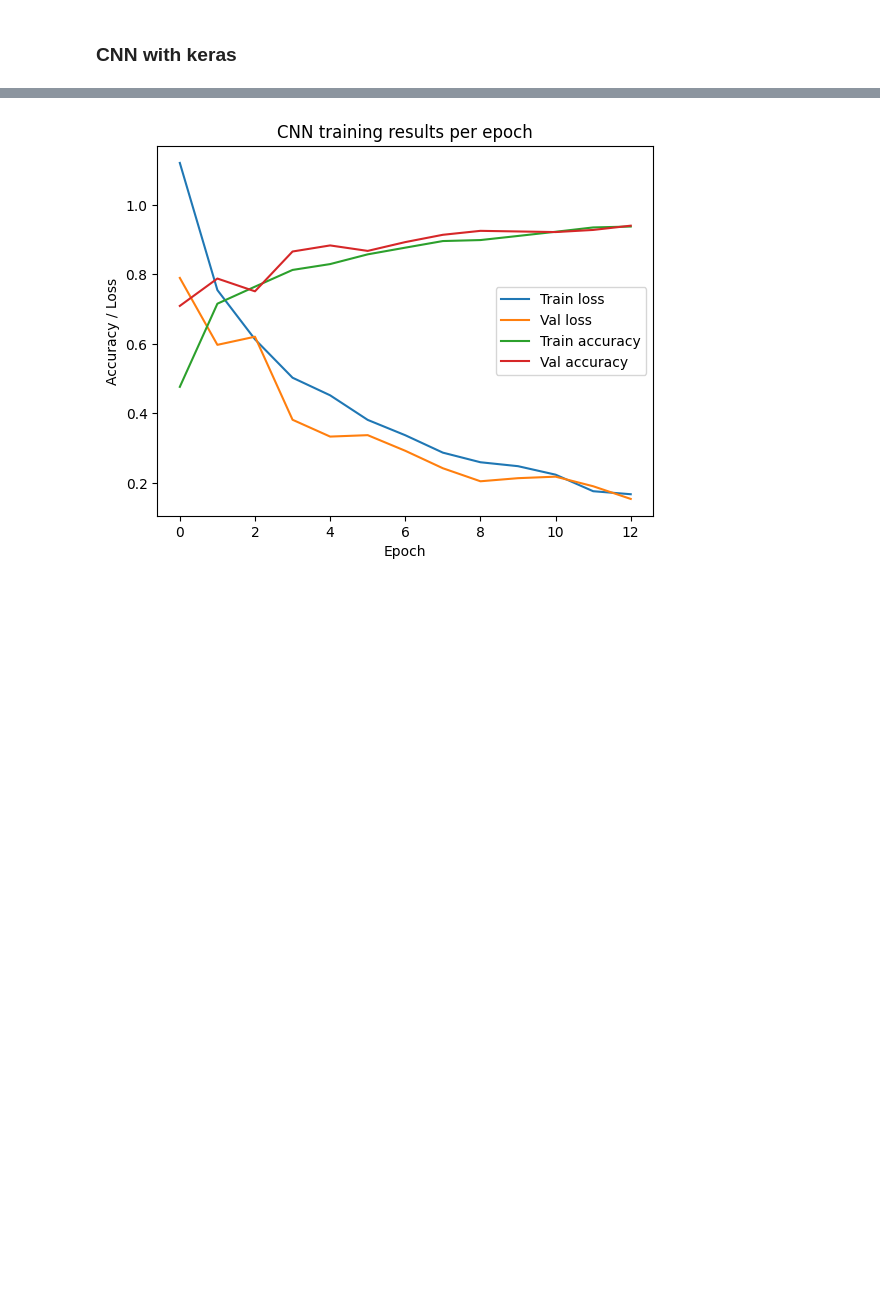
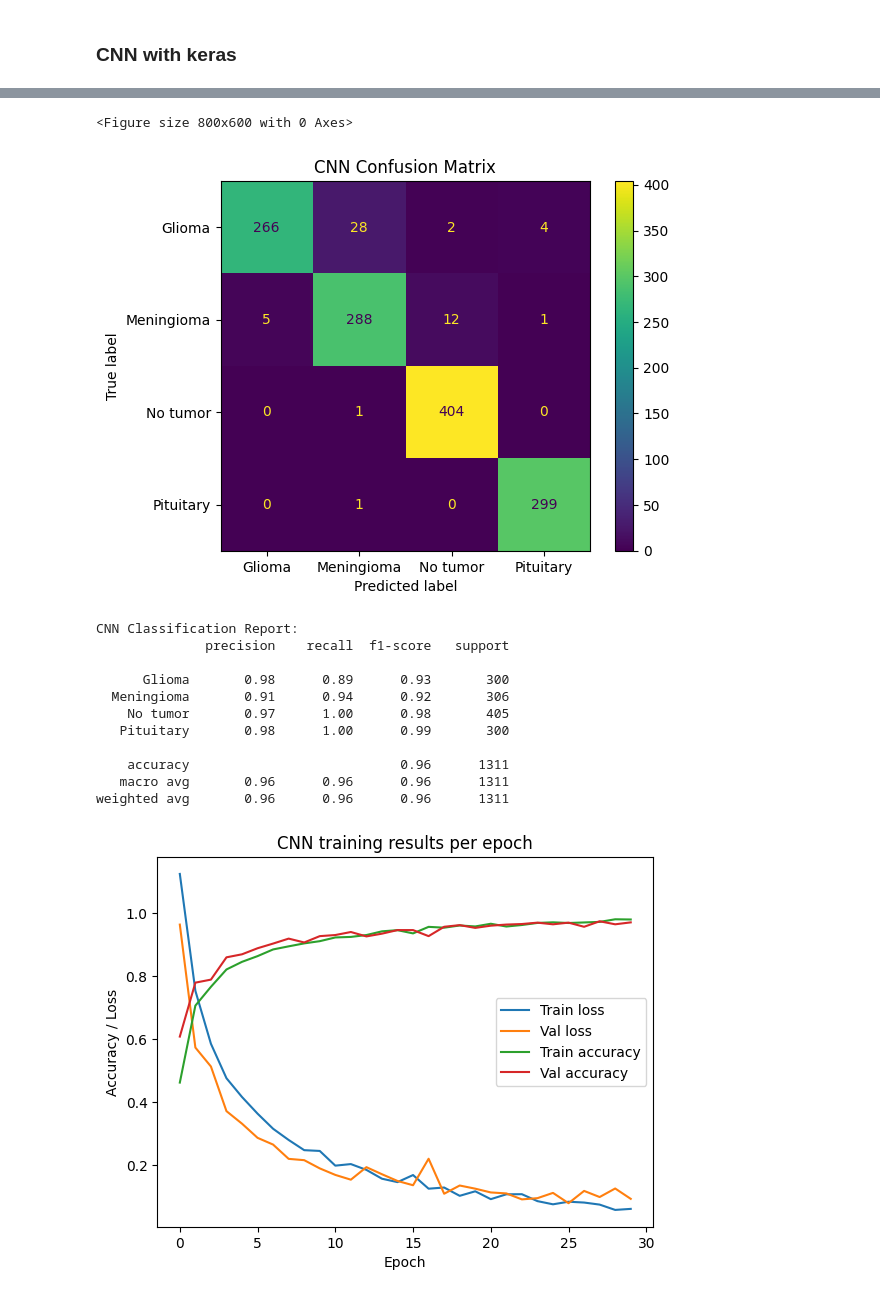
Before and after one commit to daansku/ml-project-25, a Jupyter notebook: main.ipynb, the cells around one changed output, grey strips where cells are left out. Drawn from its saved outputs; the diff is of its cells as text; code cells hidden in the pictures; blank space fills up the shorter version.

Commit message:
added image generator

```diff
--- a/main.ipynb
+++ b/main.ipynb
@@ -213,10 +216,15 @@ Test accuracy: 0.88558352402746
 from tensorflow.keras.models import Sequential
 from tensorflow.keras.layers import Conv2D, MaxPooling2D, Flatten, Dense, Dropout
 from tensorflow.keras.utils import to_categorical
+from tensorflow.keras.preprocessing.image import ImageDataGenerator
 
 X_train_new = X_train.reshape(-1, IMG_SIZE, IMG_SIZE, 1)
 X_val_new = X_val.reshape(-1, IMG_SIZE, IMG_SIZE, 1)
 X_test_new = X_test.reshape(-1, IMG_SIZE, IMG_SIZE, 1)
+
+datagen = ImageDataGenerator(
+    horizontal_flip=True
+    )
 
 model = Sequential([
     Conv2D(32, (3,3), activation='relu', input_shape=(64,64,1)),
@@ -243,13 +251,31 @@ model = Sequential([
 model.compile(optimizer="adam", loss='categorical_crossentropy', metrics=['accuracy'])
 
 history = model.fit(
-    X_train_new,
-    to_categorical(y_train, num_classes=4),
-    epochs=13,
+    datagen.flow(X_train_new, to_categorical(y_train, num_classes=4), batch_size=32),
+    epochs=30,
     validation_data=(X_val_new, to_categorical(y_val, num_classes=4)),
 )
 
 model.evaluate(X_test_new, to_categorical(y_test, num_classes=4))
+
+from sklearn.metrics import confusion_matrix, ConfusionMatrixDisplay
+import matplotlib.pyplot as plt
+
+y_pred_proba = model.predict(X_test_new)
+y_pred = np.argmax(y_pred_proba, axis=1)
+
+conf_mat = confusion_matrix(y_test, y_pred)
+class_names = ["Glioma", "Meningioma", "No tumor", "Pituitary"]
+disp = ConfusionMatrixDisplay(confusion_matrix=conf_mat, display_labels=class_names)
+
+plt.figure(figsize=(8, 6))
+disp.plot()
+plt.title('CNN Confusion Matrix')
+plt.show()
+
+from sklearn.metrics import classification_report
+print("\nCNN Classification Report:")
+print(classification_report(y_test, y_pred, target_names=class_names))
 
 plt.plot(history.history['loss'], label='Train loss')
 plt.plot(history.history['val_loss'], label='Val loss')
@@ -282 +308,14 @@ Epoch 13/13
+<Figure size 800x600 with 0 Axes>
-[figure, old version]
+[figure, new version]
+CNN Classification Report:
+              precision    recall  f1-score   support
+
+      Glioma       0.98      0.89      0.93       300
+  Meningioma       0.91      0.94      0.92       306
+    No tumor       0.97      1.00      0.98       405
+   Pituitary       0.98      1.00      0.99       300
+
+    accuracy                           0.96      1311
+   macro avg       0.96      0.96      0.96      1311
+weighted avg       0.96      0.96      0.96      1311
+[figure, added]
```
Also changed, not shown: parts of 3 cells of this notebook.
